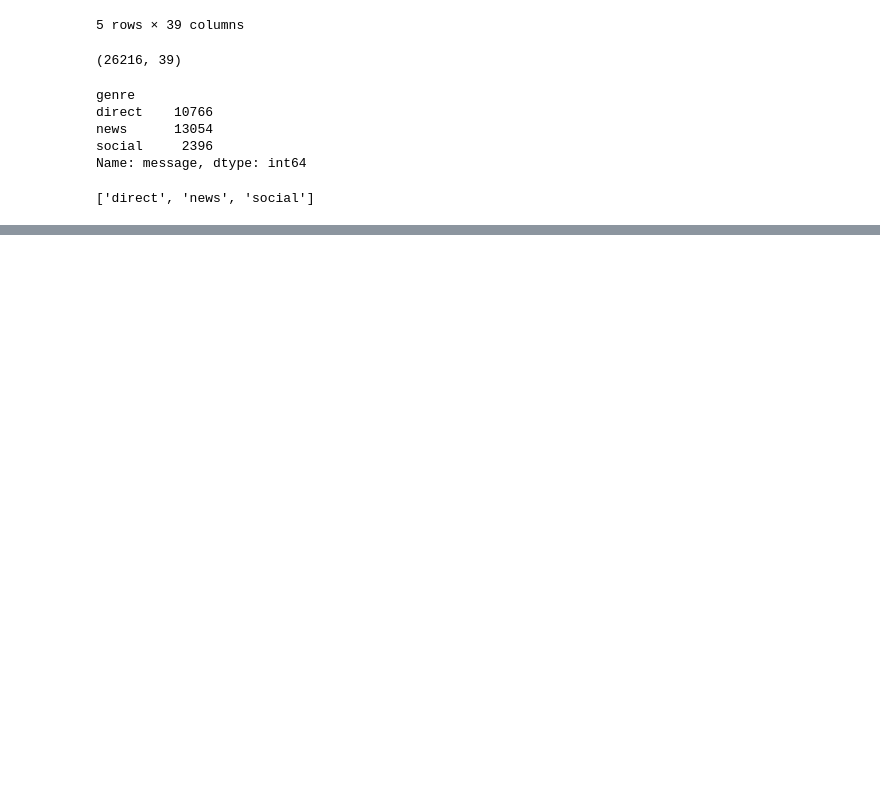
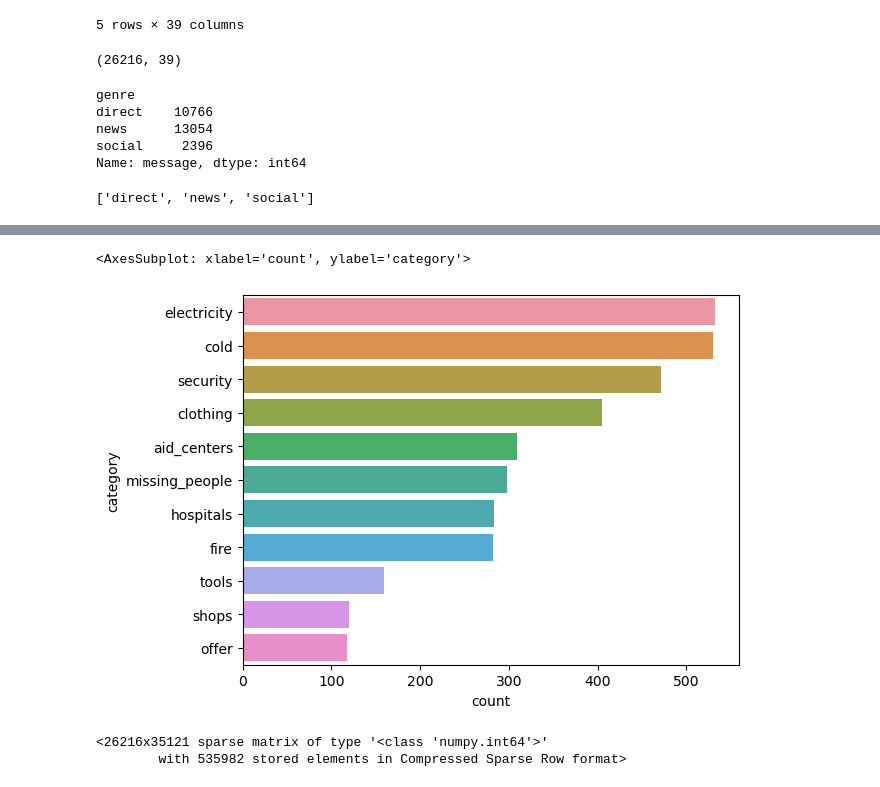
Before and after one commit to mmascaro864/pipeline_project, a Jupyter notebook: run_py_play.ipynb, the cells around one changed output, grey strips where cells are left out. Saved outputs shown, nothing was run; the diff lists cells and outputs as text; code cells hidden in the pictures; blank space fills up the shorter version.

```diff
--- a/run_py_play.ipynb
+++ b/run_py_play.ipynb
@@ -86,0 +117,2 @@ KeyError: 'count'
+# %%
+bottom_ten = numeric_sum_df[-11:]
@@ -86,0 +134,5 @@ KeyError: 'count'
+# %%
+sns.barplot(data = bottom_ten, y = 'category', x = 'count')
+# %% [output]
+<AxesSubplot: xlabel='count', ylabel='category'>
+[figure, added]
@@ -86,0 +144,5 @@ KeyError: 'count'
+# %%
+matrix
+# %% [output]
+<26216x35121 sparse matrix of type '<class 'numpy.int64'>'
+        with 535982 stored elements in Compressed Sparse Row format>
```
Also changed, not shown: parts of 20 cells of this notebook, 1 other file.
